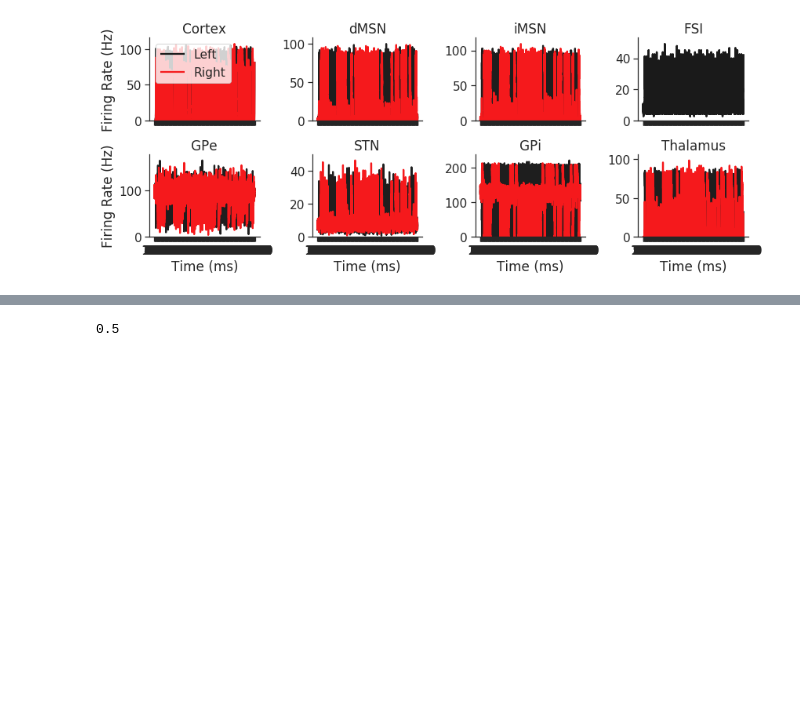
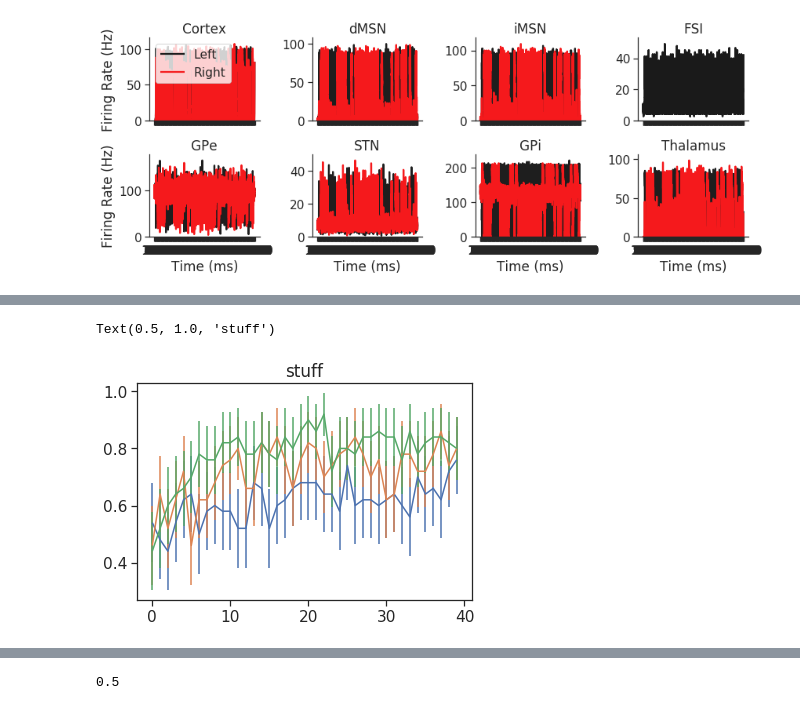
Before and after one commit to CoAxLab/CBGT, a Jupyter notebook: CBGT_PLOSCompBio2019_Demo - Continuous.ipynb, the cells around one changed output, grey strips where cells are left out. Drawn from its saved outputs; the diff is of its cells as text; code cells hidden in the pictures; blank space fills up the shorter version.

```diff
--- a/CBGT_PLOSCompBio2019_Demo - Continuous.ipynb
+++ b/CBGT_PLOSCompBio2019_Demo - Continuous.ipynb
@@ -230,0 +330,15 @@ ax1[1].set_ylim(0,100)
+# %%
+import math
+err = 2.64 * math.sqrt(1)
+err
+
+err = [[1.96*math.sqrt(trialgrid4d[p][s]/50*(1-trialgrid4d[p][s]/50)/50) for s in range(0,stagecount)] for p in range(0,3)]
+# %%
+plt.figure()
+plt.errorbar(list(range(stagecount)), [i/50 for i in trialgrid4d[0]], xerr=0, yerr=err[0])
+plt.errorbar(list(range(stagecount)), [i/50 for i in trialgrid4d[1]], xerr=0, yerr=err[1])
+plt.errorbar(list(range(stagecount)), [i/50 for i in trialgrid4d[2]], xerr=0, yerr=err[2])
+plt.title("stuff")
+# %% [output]
+Text(0.5, 1.0, 'stuff')
+[figure, added]
```
Also changed, not shown: parts of 21 cells of this notebook.
